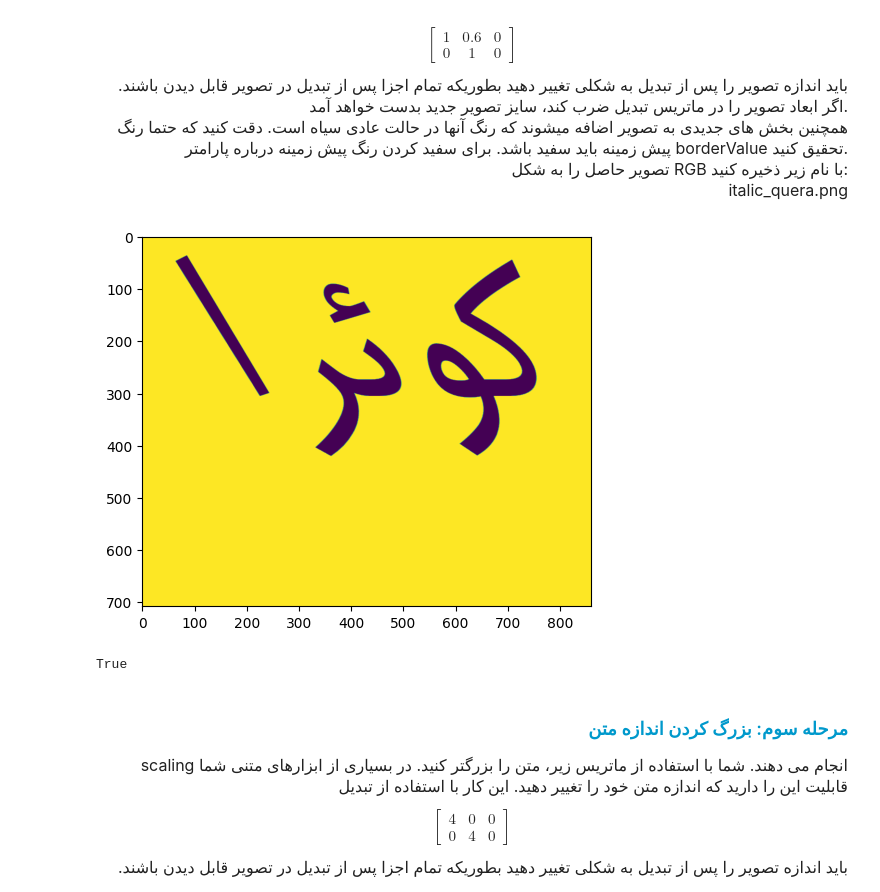
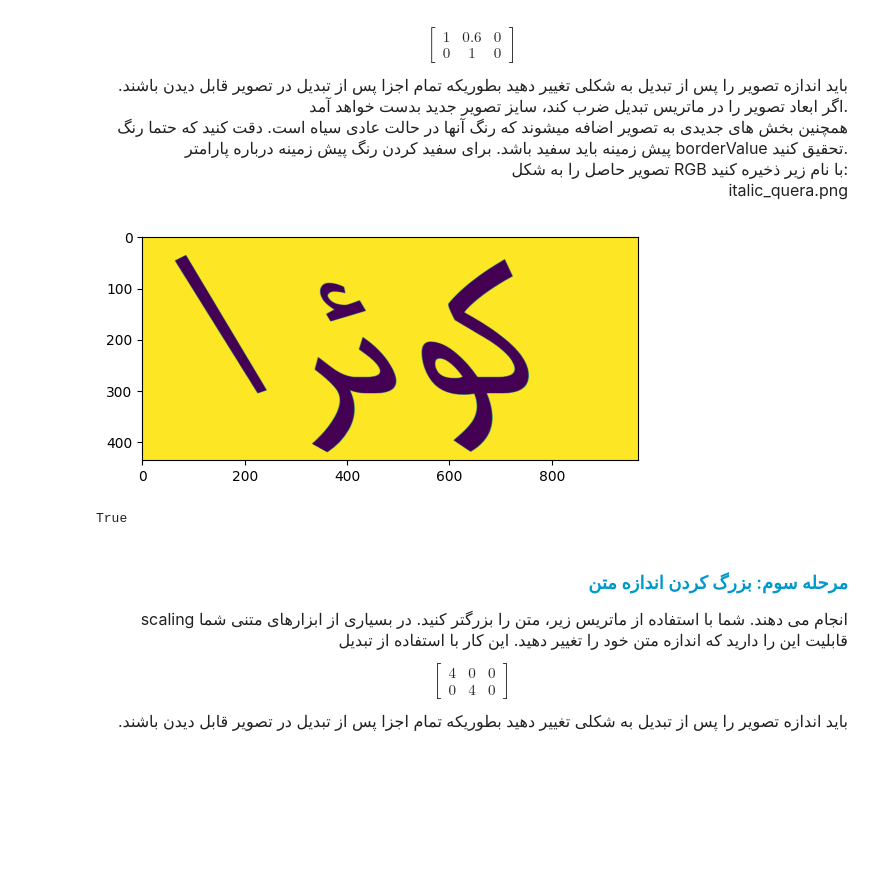
Before and after one commit to mahajialirezaei/image-processing-codes, a Jupyter notebook: Geometric_Transformation/notebook.ipynb, the cells around one changed output. Drawn from its saved outputs; the diff is of its cells as text; code cells hidden in the pictures; blank space fills up the shorter version.

```diff
--- a/Geometric_Transformation/notebook.ipynb
+++ b/Geometric_Transformation/notebook.ipynb
@@ -65,14 +65,14 @@ italic_quera.png
 # %%
 tr_matrix = np.array([[1, 0.6, 0], [0, 1, 0]])
 height, width = img.shape[:2]
-new_height = height + 0.6 * width
-new_width = width
-img_tr = cv2.warpAffine(img, tr_matrix, dsize=(int(new_height), int(new_width)),borderValue=(255, 255, 255), borderMode=cv2.BORDER_CONSTANT)
+new_height = height
+new_width = width + 0.6 * height
+img_tr = cv2.warpAffine(img, tr_matrix, dsize=(int(new_width), int(new_height)),borderValue=(255, 255, 255), borderMode=cv2.BORDER_CONSTANT)
 plt.imshow(img_tr), plt.show()
 img_tr = cv2.cvtColor(img_tr, cv2.COLOR_GRAY2BGR)
 cv2.imwrite('italic_quera.png', img_tr)
 # %% [output]
-[figure, old version]
+[figure, new version]
 True
 # %% [markdown]
 <h3 align=right style="line-height:200%;font-family:vazir;color:#0099cc">
```
Also changed, not shown: parts of 1 cell of this notebook.
